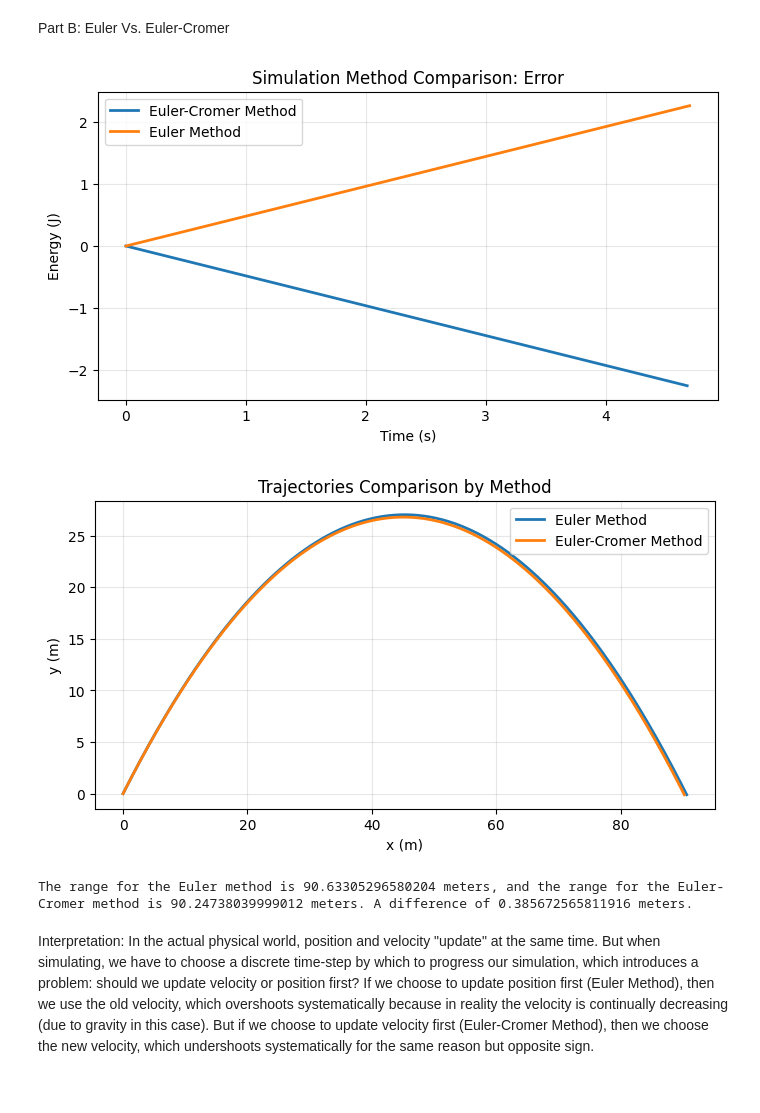
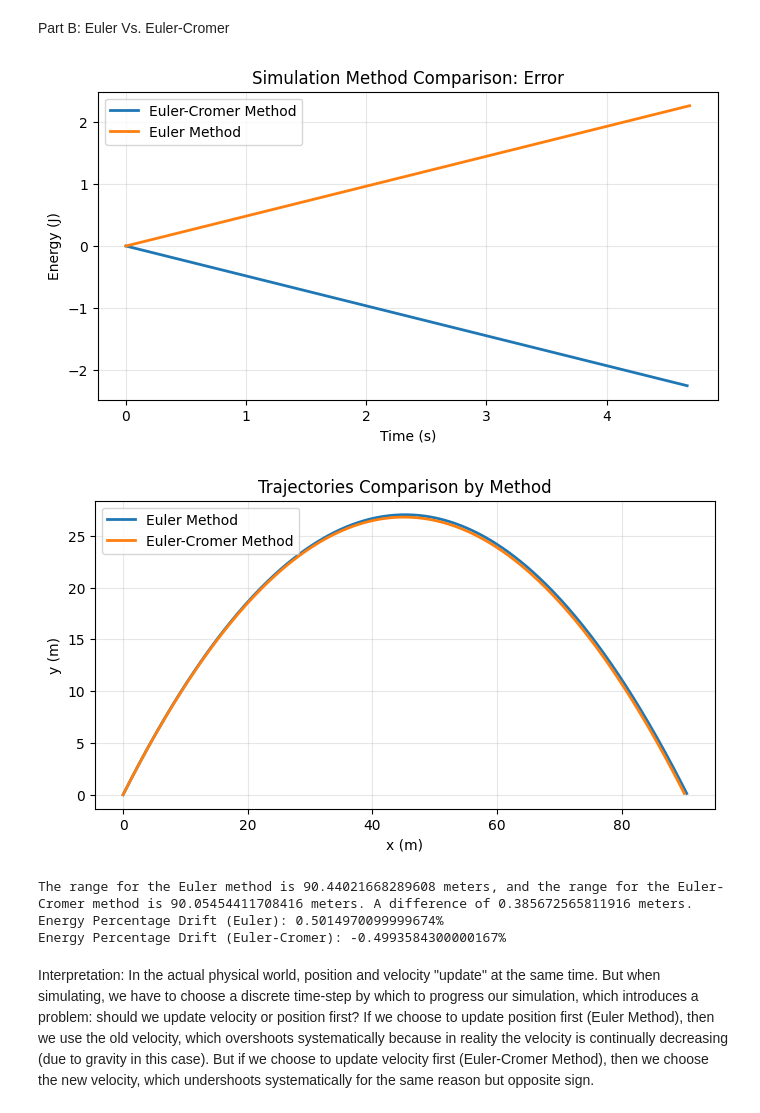
Before and after one commit to barnol-lee/phys311, a Jupyter notebook: Labs/Lab2/Lab2_energy.ipynb, the cells around one changed output. Saved outputs shown, nothing was run; the diff lists cells and outputs as text; code cells hidden in the pictures.

```diff
--- a/Labs/Lab2/Lab2_energy.ipynb
+++ b/Labs/Lab2/Lab2_energy.ipynb
@@ -89,6 +89,7 @@ initial_velocity=30.0
 initial_angle=50.0
 g=9.81
 m=1.0
+max_time=15
 
 #Function for simulating trajectories in 2d, with energy tracking.
 #The method is a Boolean: input 1 for Euler-Cromer, 0 for Euler.
@@ -105,7 +106,7 @@ def simulate(method,v0,theta_deg,dt,g=g,m=m):
 
     t_arr,x_arr,y_arr,vy_arr,vx_arr,E_arr,KE_arr,PE_arr=[t],[x],[y],[vy],[vx],[E],[KE],[PE]
 
-    while (y>=0):
+    while (t<=max_time):
         if (method==1):
             vx=vx+ax*dt
             vy=vy+ay*dt
@@ -116,6 +117,8 @@ def simulate(method,v0,theta_deg,dt,g=g,m=m):
             y=y+vy*dt
             vx=vx+ax*dt
             vy=vy+ay*dt
+
+        if (y<0): break
 
         KE=(0.5*m)*(vx**2+vy**2)
         PE=(m*g)*y
@@ -133,34 +136,39 @@ def simulate(method,v0,theta_deg,dt,g=g,m=m):
         PE_arr.append(PE)
     return t_arr,x_arr,y_arr,vx_arr,vy_arr,E_arr,KE_arr,PE_arr
 
 t1,x1,y1,vx1,vy1,E1,KE1,PE1=simulate(1,initial_velocity,initial_angle,time_step,g=g,m=m)
 t,x,y,vx,vy,E,KE,PE=simulate(0,initial_velocity,initial_angle,time_step,g=g,m=m)
 
 plt.figure(figsize=(8, 4))
 plt.plot(t1, (E1-E1[0]), linewidth=2, label='Euler-Cromer Method')
 plt.plot(t, (E-E[0]), linewidth=2, label='Euler Method')
 plt.xlabel('Time (s)')
 plt.ylabel('Energy (J)')
 plt.title('Simulation Method Comparison: Error')
 plt.grid(True, alpha=0.3)
 plt.legend()
 plt.show()
 
 plt.figure(figsize=(8, 4))
 plt.plot(x, y, linewidth=2, label='Euler Method')
 plt.plot(x1, y1, linewidth=2, label='Euler-Cromer Method')
 plt.xlabel('x (m)')
 plt.ylabel('y (m)')
 plt.title('Trajectories Comparison by Method')
 plt.grid(True, alpha=0.3)
 plt.legend()
 plt.show()
 
 print(f'The range for the Euler method is {np.max(x)} meters, and the range for the Euler-Cromer method is {np.max(x1)} meters.\
  A difference of {np.max(x)-np.max(x1)} meters.')
+
+print(f'Energy Percentage Drift (Euler): {((E[-1]-E[0])/E[0])*100}%')
+print(f'Energy Percentage Drift (Euler-Cromer): {((E1[-1]-E1[0])/E1[0])*100}%')
 # %% [output]
 [figure]
-[figure, old version]
+[figure, new version]
-The range for the Euler method is 90.63305296580204 meters, and the range for the Euler-Cromer method is 90.24738039999012 meters. A difference of 0.385672565811916 meters.
+The range for the Euler method is 90.44021668289608 meters, and the range for the Euler-Cromer method is 90.05454411708416 meters. A difference of 0.385672565811916 meters.
+Energy Percentage Drift (Euler): 0.5014970099999674%
+Energy Percentage Drift (Euler-Cromer): -0.4993584300000167%
 # %% [markdown]
 Interpretation: In the actual physical world, position and velocity "update" at the same time. But when simulating, we have to choose a discrete time-step by which to progress our simulation, which introduces a problem: should we update velocity or position first? If we choose to update position first (Euler Method), then we use the old velocity, which overshoots systematically because in reality the velocity is continually decreasing (due to gravity in this case). But if we choose to update velocity first (Euler-Cromer Method), then we choose the new velocity, which undershoots systematically for the same reason but opposite sign.
```
Also changed, not shown: parts of 4 cells of this notebook.
